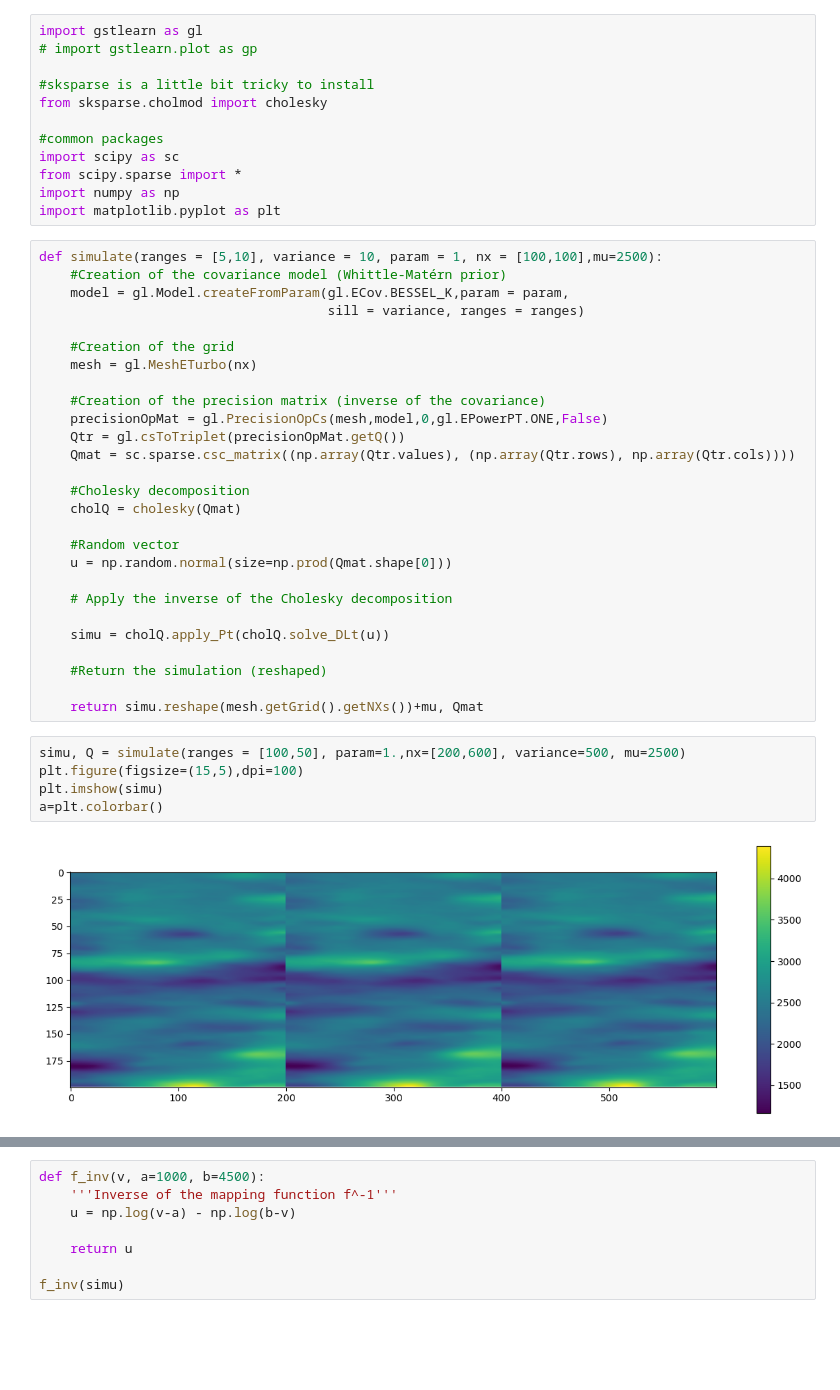
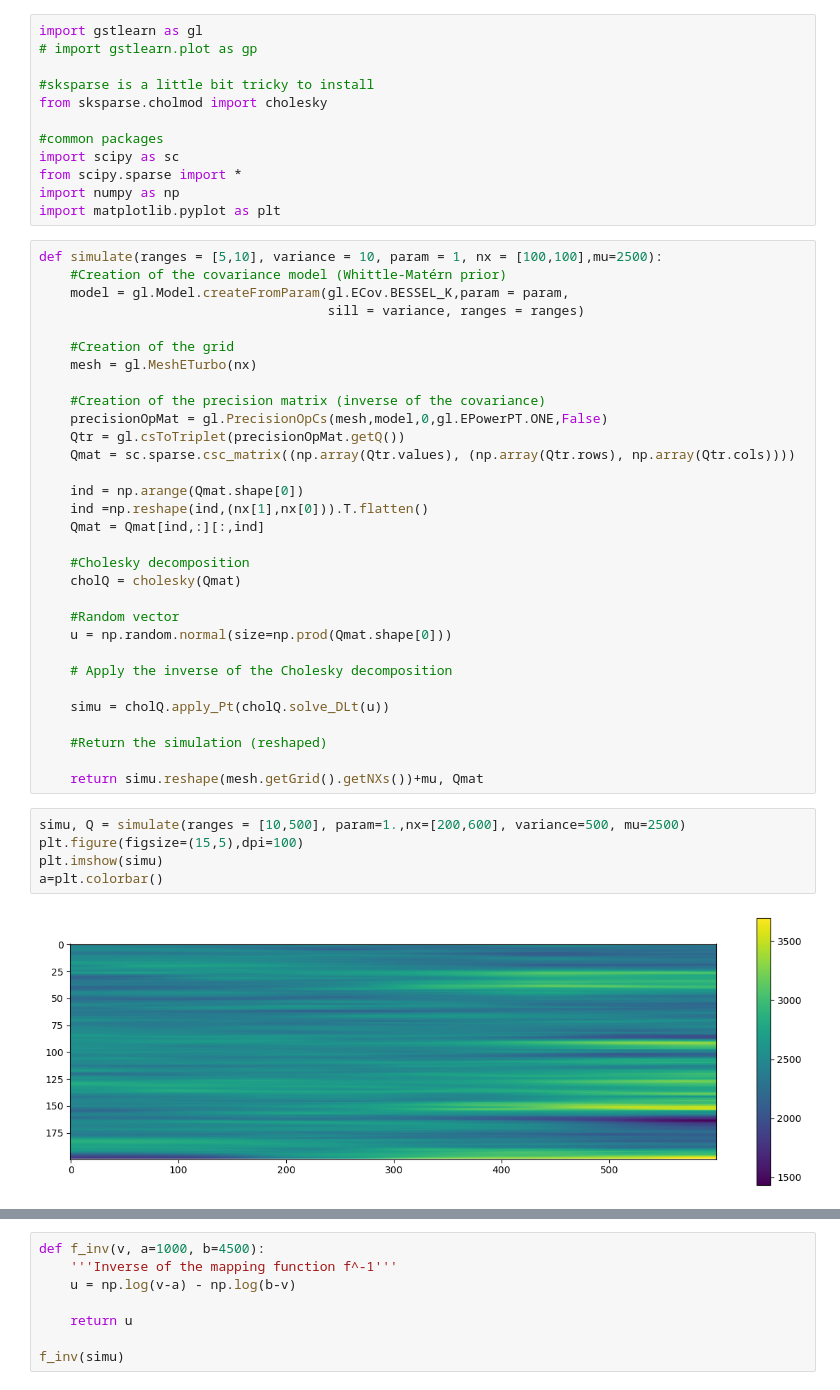
Before and after one commit to medicinely/fwi, a Jupyter notebook: prior/GaussianPrior.ipynb, the cells around one changed output, grey strips where cells are left out. Saved outputs shown, nothing was run; the diff lists cells and outputs as text; blank space fills up the shorter version.

```diff
--- a/prior/GaussianPrior.ipynb
+++ b/prior/GaussianPrior.ipynb
@@ -61,6 +61,10 @@ def simulate(ranges = [5,10], variance = 10, param = 1, nx = [100,100],mu=2500):
     Qtr = gl.csToTriplet(precisionOpMat.getQ())
     Qmat = sc.sparse.csc_matrix((np.array(Qtr.values), (np.array(Qtr.rows), np.array(Qtr.cols))))
 
+    ind = np.arange(Qmat.shape[0])
+    ind =np.reshape(ind,(nx[1],nx[0])).T.flatten()
+    Qmat = Qmat[ind,:][:,ind]
+
     #Cholesky decomposition
     cholQ = cholesky(Qmat)
 
@@ -75,9 +79,9 @@ def simulate(ranges = [5,10], variance = 10, param = 1, nx = [100,100],mu=2500):
 
     return simu.reshape(mesh.getGrid().getNXs())+mu, Qmat
 # %%
-simu, Q = simulate(ranges = [100,50], param=1.,nx=[200,600], variance=500, mu=2500)
+simu, Q = simulate(ranges = [10,500], param=1.,nx=[200,600], variance=500, mu=2500)
 plt.figure(figsize=(15,5),dpi=100)
 plt.imshow(simu)
 a=plt.colorbar()
 # %% [output]
-[figure, old version]
+[figure, new version]
```
Also changed, not shown: parts of 1 cell of this notebook, 2 other files.
